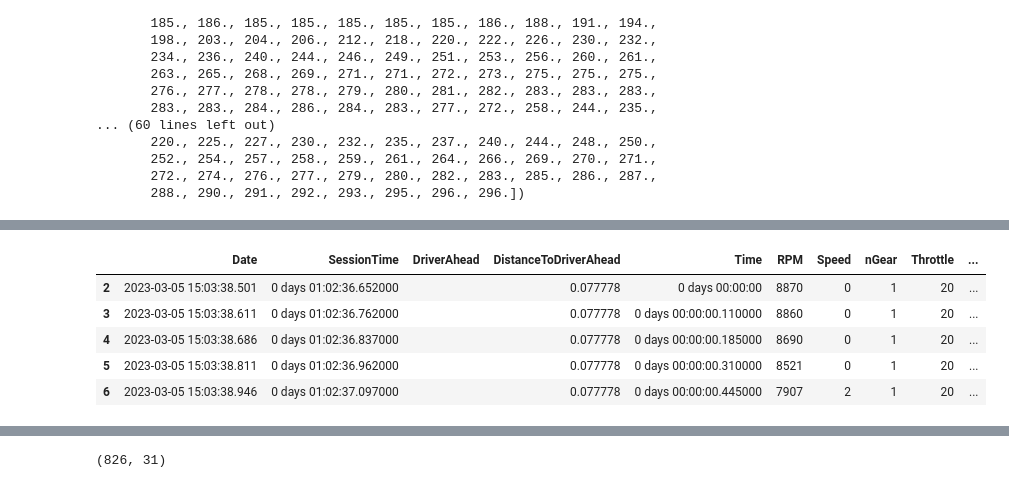
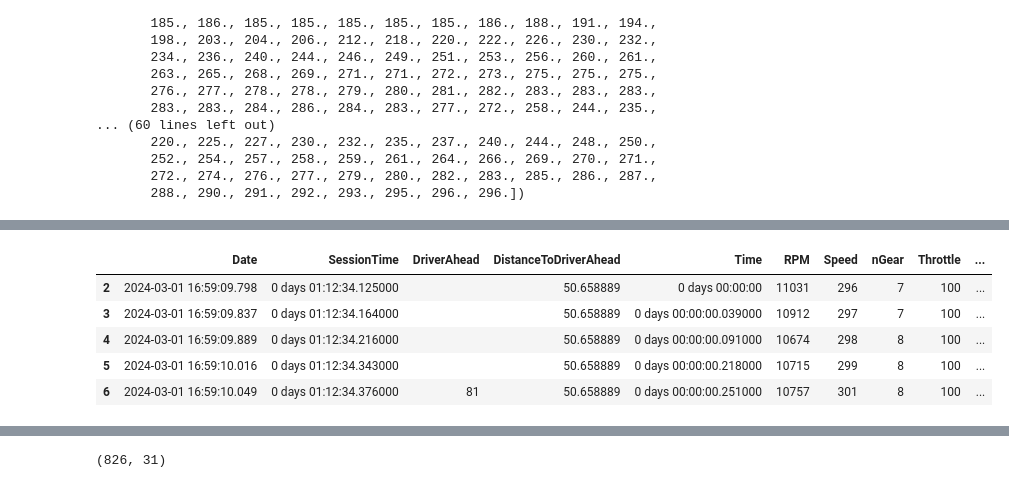
Before and after one commit to srikrishnaa97/F1-data-analysis, a Jupyter notebook: f1_data_analysis.ipynb, the cells around one changed output, grey strips where cells are left out. Drawn from its saved outputs; the diff is of its cells as text; code cells hidden in the pictures.

```diff
--- a/f1_data_analysis.ipynb
+++ b/f1_data_analysis.ipynb
@@ -950,2 +785,2 @@ tel_ver.Distance.iloc[-1]
 # %%
-session = fastf1.get_session(2023,'Bahrain','R')
+session = fastf1.get_session(2024,'Bahrain','Q')
@@ -1004,0 +852,5 @@ all_tel = session.laps.pick_driver('HAM').get_telemetry()
+# %%
+lec = session.laps.pick_driver('LEC').pick_fastest().get_telemetry()
+ver = session.laps.pick_driver('VER').pick_fastest().get_telemetry()
+# lec = session.laps.pick_driver('LEC').get_telemetry()
+#get_telemetry()
@@ -1005,9 +867,9 @@ all_tel = session.laps.pick_driver('HAM').get_telemetry()
 # %%
-all_tel.head()
+ver.head()
 # %% [output]
 |  | Date | SessionTime | DriverAhead | DistanceToDriverAhead | Time | RPM | Speed | nGear | Throttle | ... |
-| 2 | 2023-03-05 15:03:38.501 | 0 days 01:02:36.652000 |  | 0.077778 | 0 days 00:00:00 | 8870 | 0 | 1 | 20 | ... |
-| 3 | 2023-03-05 15:03:38.611 | 0 days 01:02:36.762000 |  | 0.077778 | 0 days 00:00:00.110000 | 8860 | 0 | 1 | 20 | ... |
-| 4 | 2023-03-05 15:03:38.686 | 0 days 01:02:36.837000 |  | 0.077778 | 0 days 00:00:00.185000 | 8690 | 0 | 1 | 20 | ... |
-| 5 | 2023-03-05 15:03:38.811 | 0 days 01:02:36.962000 |  | 0.077778 | 0 days 00:00:00.310000 | 8521 | 0 | 1 | 20 | ... |
-| 6 | 2023-03-05 15:03:38.946 | 0 days 01:02:37.097000 |  | 0.077778 | 0 days 00:00:00.445000 | 7907 | 2 | 1 | 20 | ... |
+| 2 | 2024-03-01 16:59:09.798 | 0 days 01:12:34.125000 |  | 50.658889 | 0 days 00:00:00 | 11031 | 296 | 7 | 100 | ... |
+| 3 | 2024-03-01 16:59:09.837 | 0 days 01:12:34.164000 |  | 50.658889 | 0 days 00:00:00.039000 | 10912 | 297 | 7 | 100 | ... |
+| 4 | 2024-03-01 16:59:09.889 | 0 days 01:12:34.216000 |  | 50.658889 | 0 days 00:00:00.091000 | 10674 | 298 | 8 | 100 | ... |
+| 5 | 2024-03-01 16:59:10.016 | 0 days 01:12:34.343000 |  | 50.658889 | 0 days 00:00:00.218000 | 10715 | 299 | 8 | 100 | ... |
+| 6 | 2024-03-01 16:59:10.049 | 0 days 01:12:34.376000 | 81 | 50.658889 | 0 days 00:00:00.251000 | 10757 | 301 | 8 | 100 | ... |
```
Also changed, not shown: parts of 46 cells of this notebook, 2 other files.
